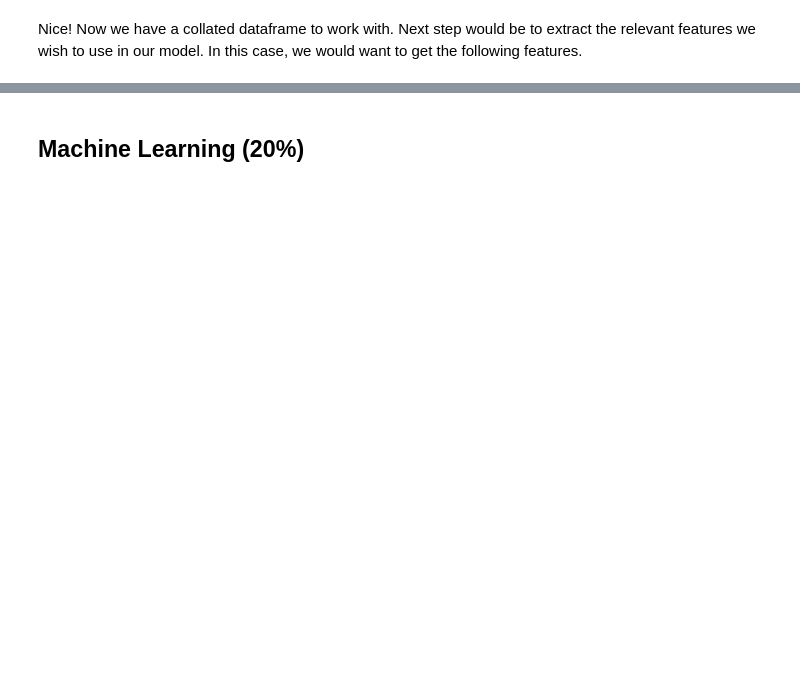
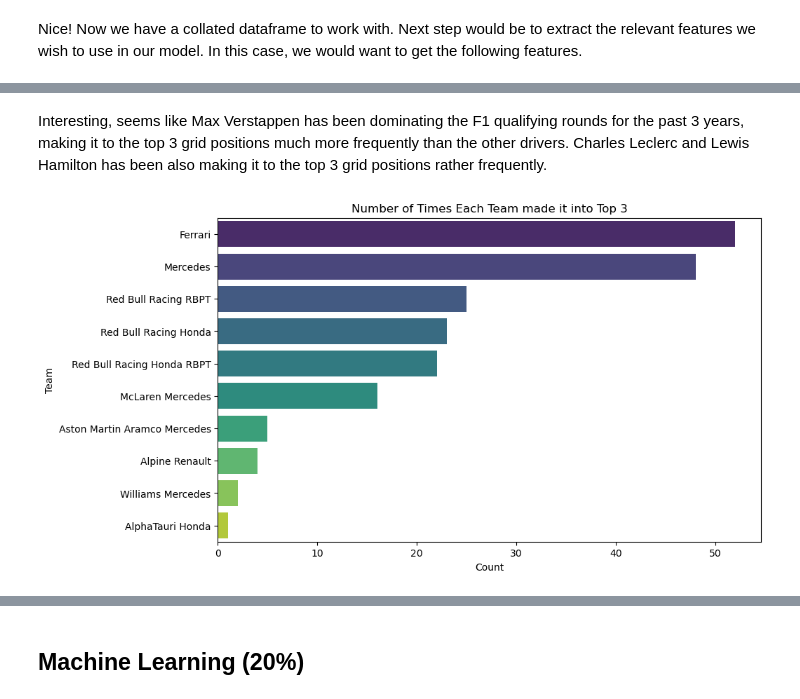
Before and after one commit to seahsongli/SC1015_Mini_Project, a Jupyter notebook: Predicting_F1_Qualifiers.ipynb, the cells around one changed output, grey strips where cells are left out. Saved outputs shown, nothing was run; the diff lists cells and outputs as text; code cells hidden in the pictures; blank space fills up the shorter version.

```diff
--- a/Predicting_F1_Qualifiers.ipynb
+++ b/Predicting_F1_Qualifiers.ipynb
@@ -137,0 +154,13 @@ cleaned_df
+# %% [markdown]
+Interesting, seems like Max Verstappen has been dominating the F1 qualifying rounds for the past 3 years, making it to the top 3 grid positions much more frequently than the other drivers. Charles Leclerc and Lewis Hamilton has been also making it to the top 3 grid positions rather frequently.
+# %%
+top3_df = cleaned_df[cleaned_df['Starting Grid']<=3]
+
+plt.figure(figsize=(10,6))
+sb.countplot(top3_df, y='Team', order=top3_df['Team'].value_counts().index, palette='viridis')
+plt.title('Number of Times Each Team made it into Top 3')
+plt.xlabel('Count')
+plt.ylabel('Team')
+plt.show()
+# %% [output]
+[figure, added]
```
Also changed, not shown: parts of 13 cells of this notebook, 1 other file.
